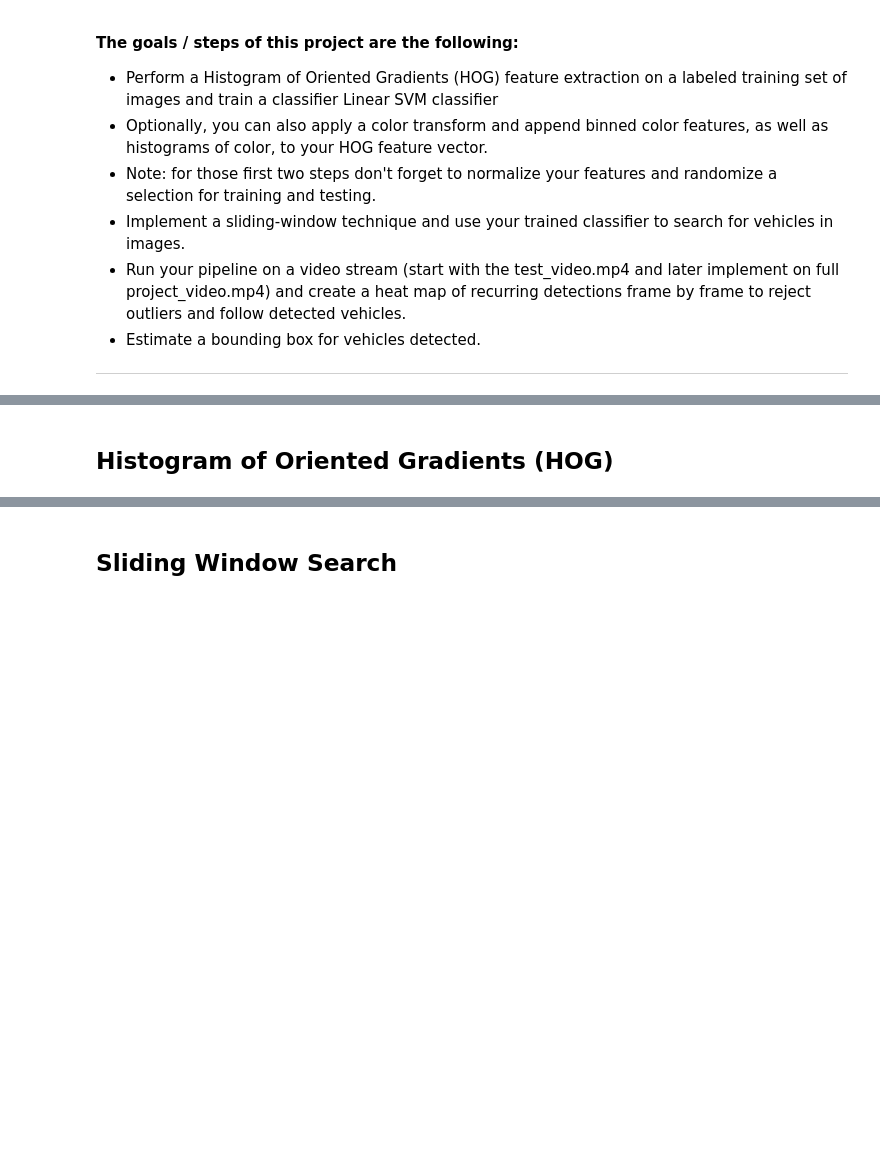
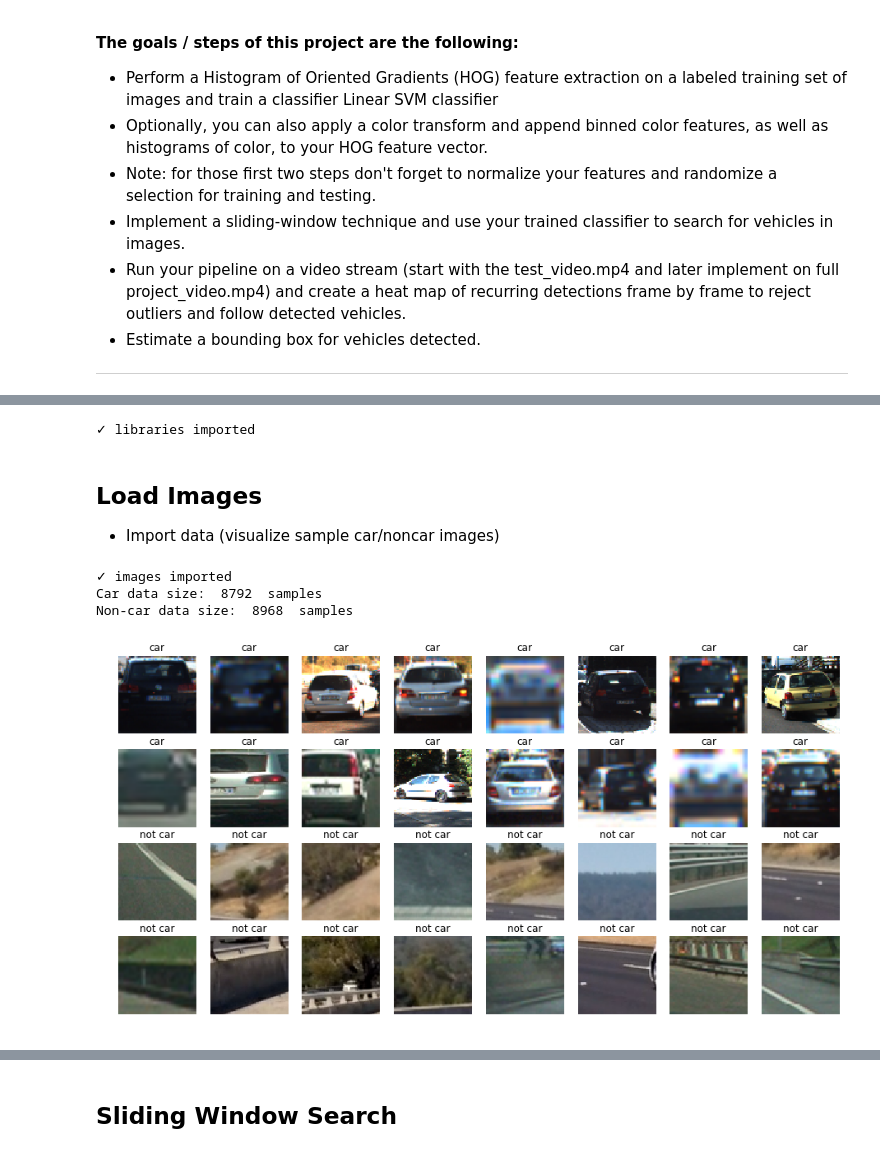
Before and after one commit to liangk7/CarND-Term1-Project5, a Jupyter notebook: imagePipeline.ipynb, the cells around one changed output, grey strips where cells are left out. Saved outputs shown, nothing was run; the diff lists cells and outputs as text; code cells hidden in the pictures; blank space fills up the shorter version.

```diff
--- a/imagePipeline.ipynb
+++ b/imagePipeline.ipynb
@@ -14,20 +19,71 @@
 # %%
-# Imports
-
+# Data handling and visualization
+import cv2
+import glob
 import matplotlib.image as mpimg
 import matplotlib.pyplot as plt
 import numpy as np
-import cv2
-import glob
+import pickle
+import re
 import time
+
+# Image processing
+from skimage.feature import hog
+from scipy.ndimage.measurements import label
+from sklearn.model_selection import train_test_split # sklearn version 0.19.0
 from sklearn.svm import LinearSVC
 from sklearn.preprocessing import StandardScaler
-from skimage.feature import hog
+from textwrap import wrap
 
-# Identify test images
+# Video processing
+from moviepy.editor import VideoFileClip
+from IPython.display import HTML
 
-path_testImages = 'test_images/'
-testImages = glob.glob(path_testImages + '*.jpg')
-n_testImages = int(len(testImages))
+%matplotlib inline
+
+print(u'\u2713', 'libraries imported')
+# %% [output]
+✓ libraries imported
-# %% [markdown]
-## Histogram of Oriented Gradients (HOG)
+# %% [markdown]
+## Load Images
+* Import data (visualize sample car/noncar images)
+# %%
+# Import car/noncar data
+
+# Image paths
+path_dataCars = '../CarND-Vehicle-Detection/vehicles/'
+path_dataNoncars = '../CarND-Vehicle-Detection/non-vehicles/'
+# Create lists to store image paths
+data_cars = glob.glob(path_dataCars + '**/*.png')
+data_noncars = glob.glob(path_dataNoncars + '**/*.png')
+n_cars = len(data_cars)
+n_noncars = len(data_noncars)
+
+print(u'\u2713', 'images imported')
+print('Car data size: ', n_cars, ' samples')
+print('Non-car data size: ', n_noncars, ' samples')
+
+# Visualize some of the data
+n_row = 4
+n_col = 8
+f, axs = plt.subplots(n_row, n_col, figsize=(16, 8))
+f.subplots_adjust(hspace=.2, wspace=.01)
+axs = axs.ravel()
+# Car data
+for i in np.arange((n_row * n_col) // 2):
+    img = cv2.imread(data_cars[np.random.randint(0, n_cars)])
+    img = cv2.cvtColor(img, cv2.COLOR_BGR2RGB)
+    axs[i].axis('off')
+    axs[i].imshow(img)
+    axs[i].set_title('car')
+for i in np.arange((n_row * n_col) // 2, (n_row * n_col)):
+    img = cv2.imread(data_noncars[np.random.randint(0, n_noncars)])
+    img = cv2.cvtColor(img, cv2.COLOR_BGR2RGB)
+    axs[i].axis('off')
+    axs[i].imshow(img)
+    axs[i].set_title('not car')
+# %% [output]
+✓ images imported
+Car data size:  8792  samples
+Non-car data size:  8968  samples
+[figure, added]
```
Also changed, not shown: parts of 15 cells of this notebook, 7 other files.
